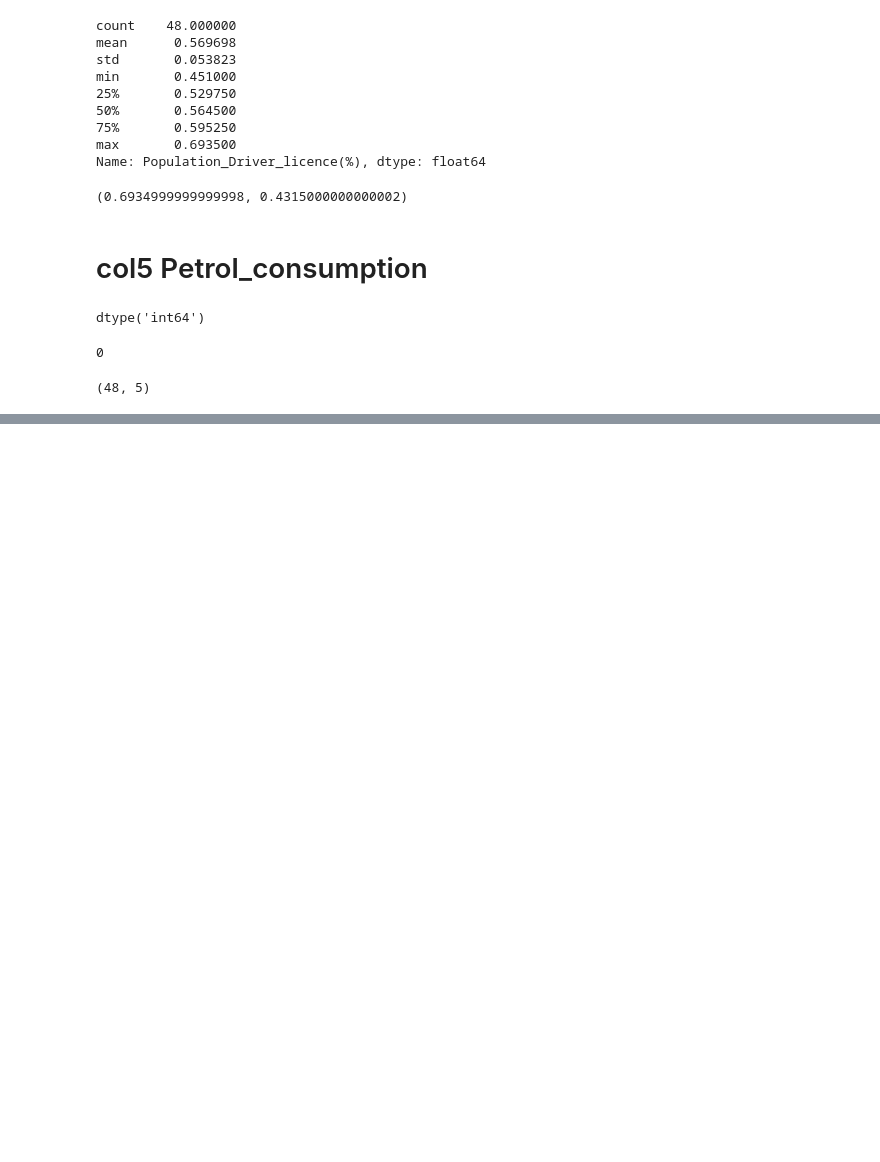
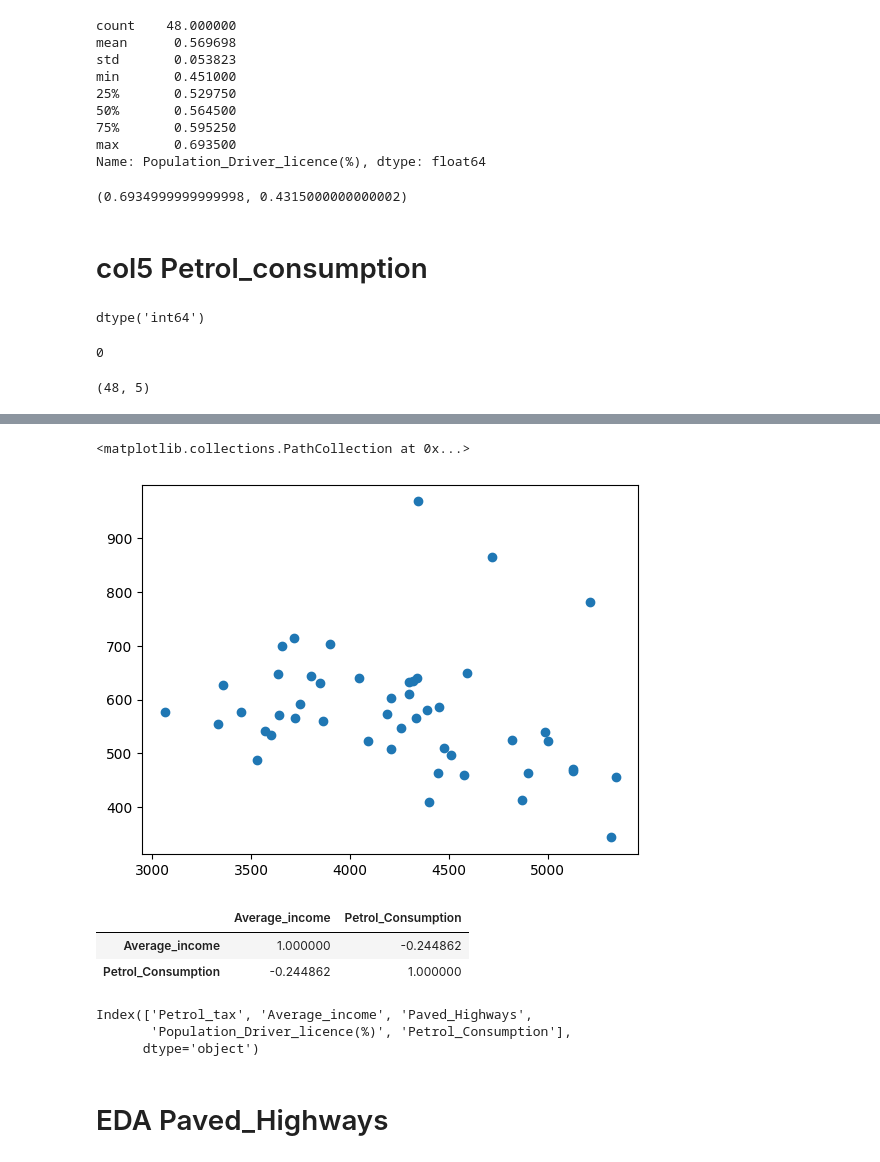
Before and after one commit to neelakandanoj/Python, a Jupyter notebook: MachineLearniing/LinearRegresson/petrol.ipynb, the cells around one changed output, grey strips where cells are left out. Cells and saved outputs as stored; diff of their text form; code cells hidden in the pictures; blank space fills up the shorter version.

```diff
--- a/MachineLearniing/LinearRegresson/petrol.ipynb
+++ b/MachineLearniing/LinearRegresson/petrol.ipynb
@@ -192,0 +250,19 @@ df.shape
+# %%
+plt.scatter(x=df['Average_income'],y=df['Petrol_Consumption'])
+# %% [output]
+<matplotlib.collections.PathCollection at 0x...>
+[figure, added]
+# %%
+df[['Average_income','Petrol_Consumption']].corr()
+# %% [output]
+|  | Average_income | Petrol_Consumption |
+| Average_income | 1.000000 | -0.244862 |
+| Petrol_Consumption | -0.244862 | 1.000000 |
+# %%
+df.columns
+# %% [output]
+Index(['Petrol_tax', 'Average_income', 'Paved_Highways',
+       'Population_Driver_licence(%)', 'Petrol_Consumption'],
+      dtype='object')
+# %% [markdown]
+# EDA Paved_Highways
```
Also changed, not shown: parts of 19 cells of this notebook, 1 other file.
